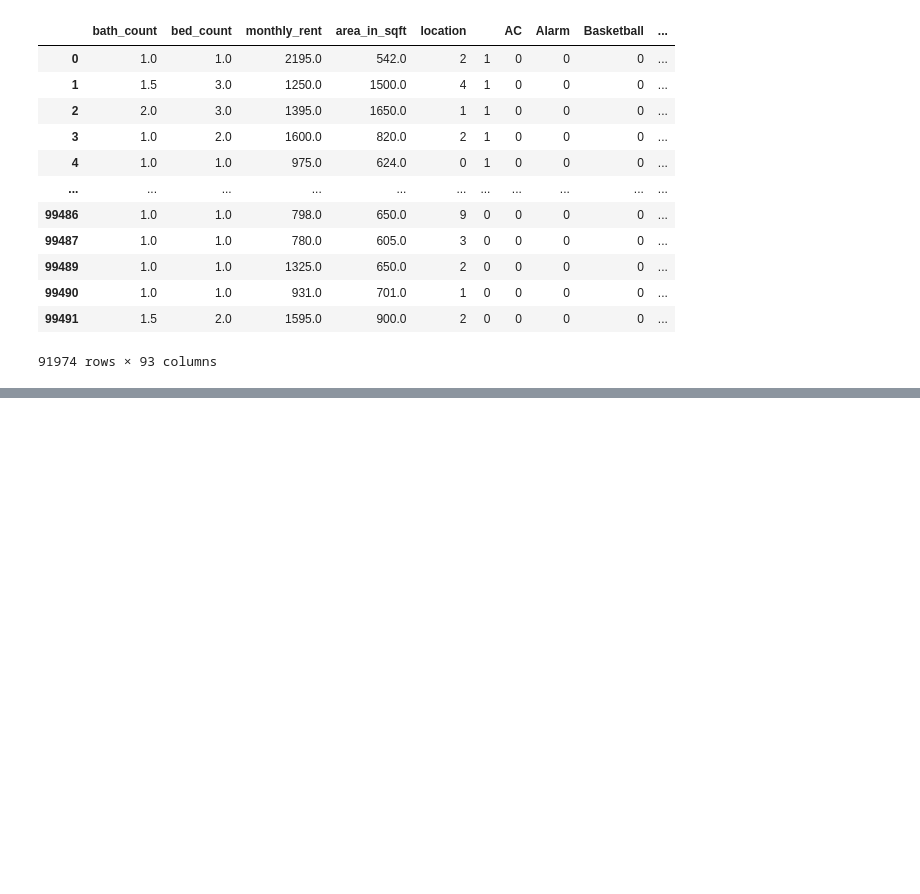
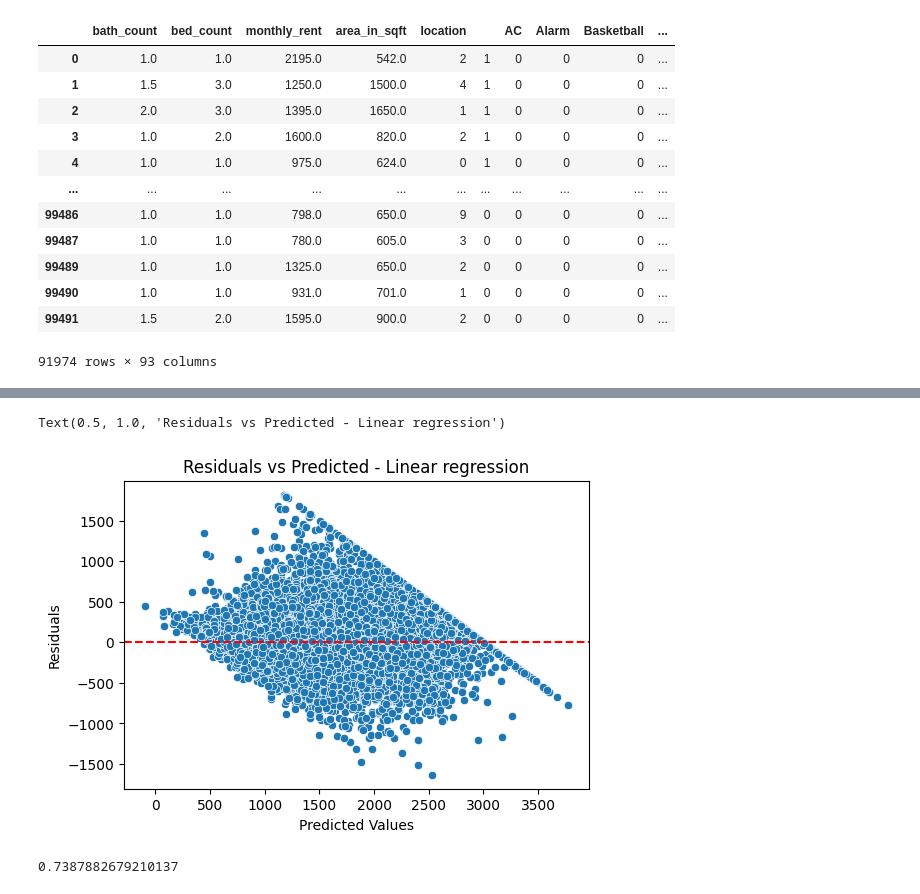
Before and after one commit to srikanthravipati27/ml, a Jupyter notebook: Project.ipynb, the cells around one changed output, grey strips where cells are left out. Drawn from its saved outputs; the diff is of its cells as text; code cells hidden in the pictures; blank space fills up the shorter version.

```diff
--- a/Project.ipynb
+++ b/Project.ipynb
@@ -434,0 +458,21 @@ print(mse,mae,r2)
+# %%
+residuals = y_test - y_pred
+
+plt.figure(figsize=(6, 4))
+sns.scatterplot(x=y_pred, y=residuals)
+plt.axhline(0, color='red', linestyle='--')
+plt.xlabel("Predicted Values")
+plt.ylabel("Residuals")
+plt.title("Residuals vs Predicted - Linear regression")
+# %% [output]
+Text(0.5, 1.0, 'Residuals vs Predicted - Linear regression')
+[figure, added]
+# %%
+from sklearn.tree import DecisionTreeRegressor
+model = DecisionTreeRegressor(random_state=42)
+model.fit(x_train, y_train)
+y_pred = model.predict(x_test)
+r2 = r2_score(y_test, y_pred)
+print(r2)
+# %% [output]
+0.7387882679210137
```
Also changed, not shown: parts of 10 cells of this notebook.
